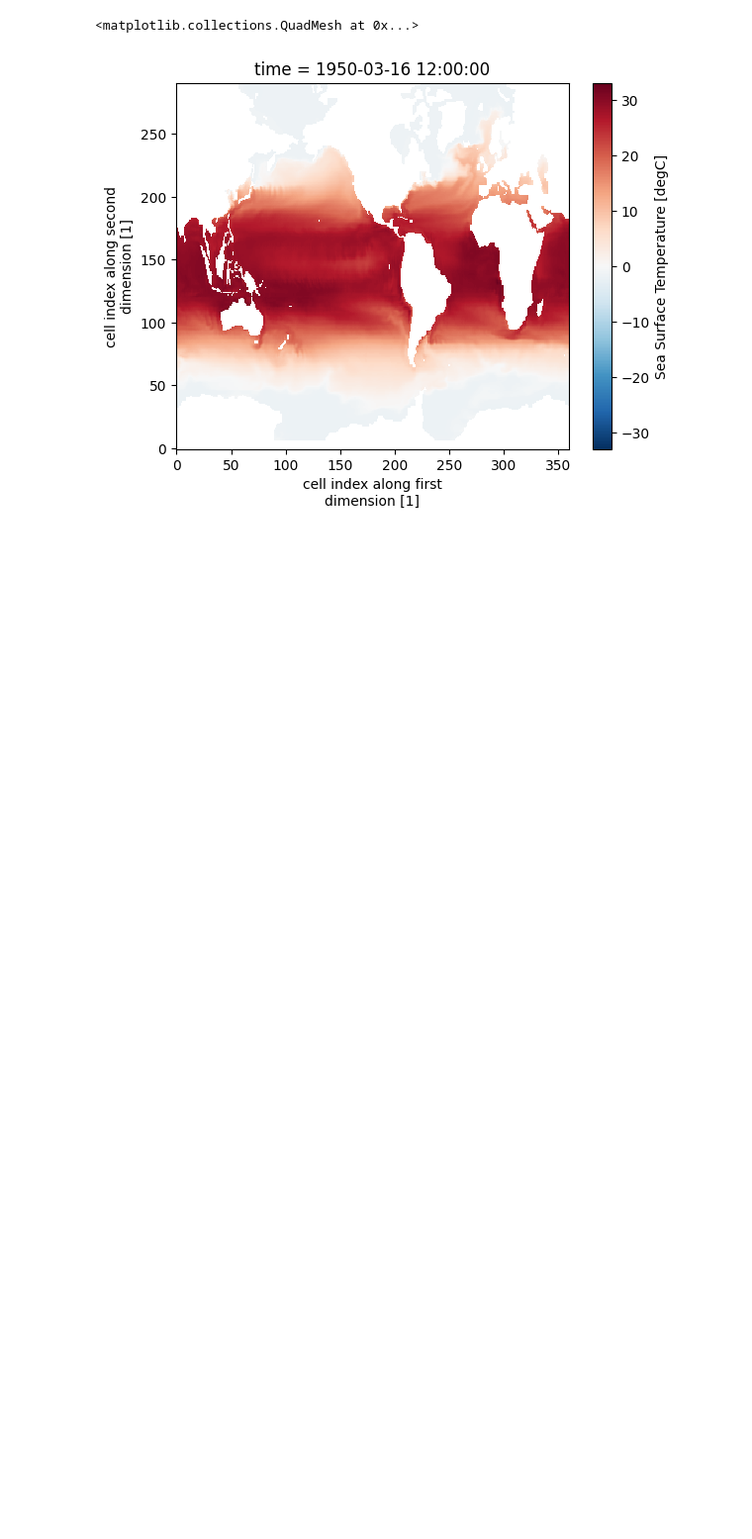
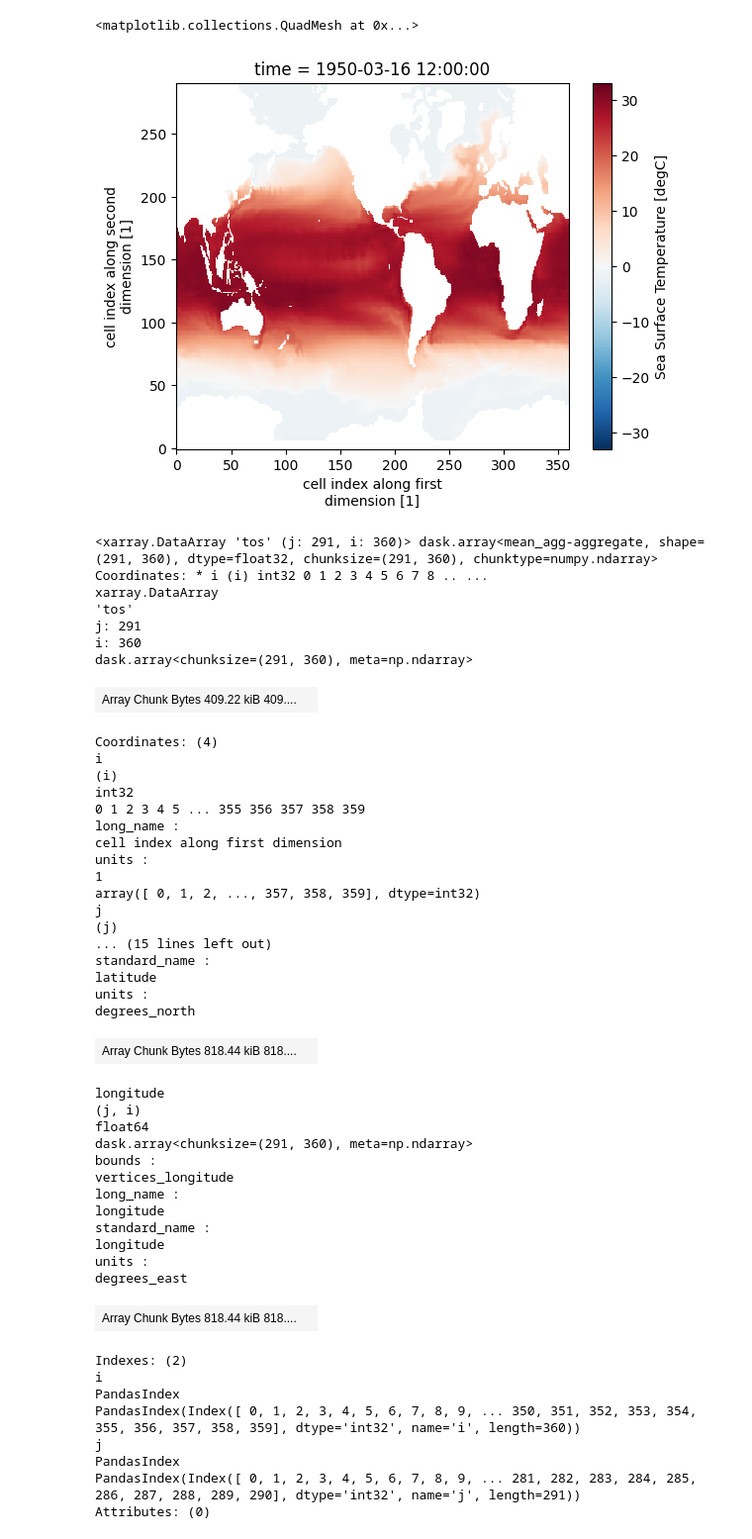
Before and after one commit to olleholt/toolkit, a Jupyter notebook: test_notebooks/dataAccess_test_patty.ipynb, the cells around one changed output. Shown: that part at 99% size. Cells and saved outputs as stored; diff of their text form; code cells hidden in the pictures; blank space fills up the shorter version.

```diff
--- a/test_notebooks/dataAccess_test_patty.ipynb
+++ b/test_notebooks/dataAccess_test_patty.ipynb
@@ -309,3 +315,57 @@ ds.tos.sel(time='1950-03').squeeze().plot()
 # %% [output]
 <matplotlib.collections.QuadMesh at 0x...>
 [figure]
+# %%
+#mean the time dimension to make to show up on the map
+
+
+#mean the time dimension
+mean_temp = ds.tos.mean("time")
+mean_temp
+# %% [output]
+<xarray.DataArray 'tos' (j: 291, i: 360)> dask.array<mean_agg-aggregate, shape=(291, 360), dtype=float32, chunksize=(291, 360), chunktype=numpy.ndarray> Coordinates: * i (i) int32 0 1 2 3 4 5 6 7 8 .. ...
+xarray.DataArray
+'tos'
+j: 291
+i: 360
+dask.array<chunksize=(291, 360), meta=np.ndarray>
+| Array Chunk Bytes 409.22 kiB 409.... |  |
+Coordinates: (4)
+i
+(i)
+int32
+0 1 2 3 4 5 ... 355 356 357 358 359
+long_name :
+cell index along first dimension
+units :
+1
+array([ 0, 1, 2, ..., 357, 358, 359], dtype=int32)
+j
+(j)
+... (15 lines left out)
+standard_name :
+latitude
+units :
+degrees_north
+| Array Chunk Bytes 818.44 kiB 818.... |  |
+longitude
+(j, i)
+float64
+dask.array<chunksize=(291, 360), meta=np.ndarray>
+bounds :
+vertices_longitude
+long_name :
+longitude
+standard_name :
+longitude
+units :
+degrees_east
+| Array Chunk Bytes 818.44 kiB 818.... |  |
+Indexes: (2)
+i
+PandasIndex
+PandasIndex(Index([ 0, 1, 2, 3, 4, 5, 6, 7, 8, 9, ... 350, 351, 352, 353, 354, 355, 356, 357, 358, 359], dtype='int32', name='i', length=360))
+j
+PandasIndex
+PandasIndex(Index([ 0, 1, 2, 3, 4, 5, 6, 7, 8, 9, ... 281, 282, 283, 284, 285, 286, 287, 288, 289, 290], dtype='int32', name='j', length=291))
+Attributes: (0)
```
Also changed, not shown: parts of 4 cells of this notebook, 1 other file.
